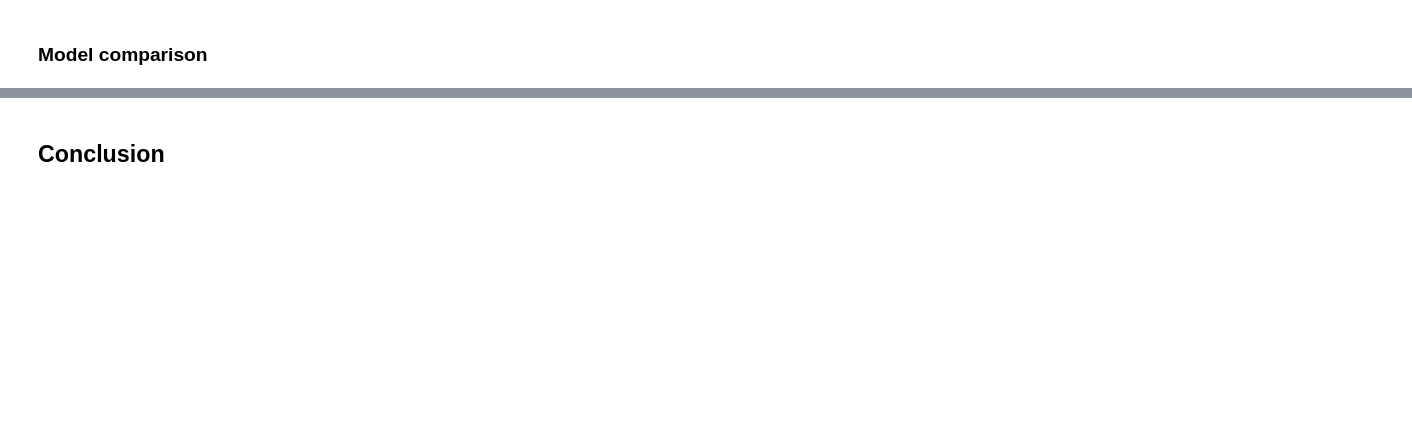
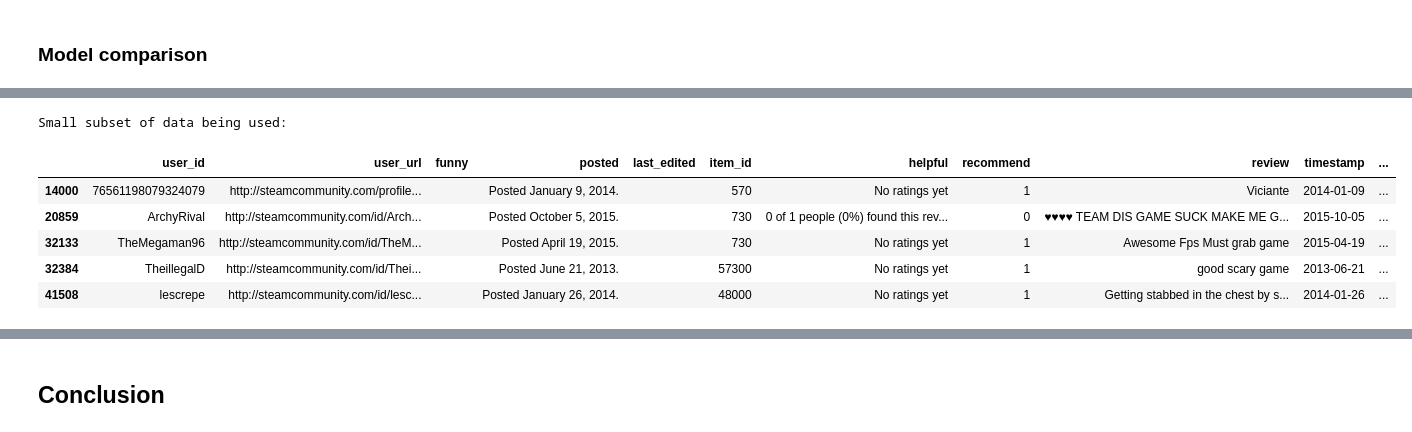
Before and after one commit to laurenthanhvo/steam_predictive, a Jupyter notebook: steam_games_COMPLETE.ipynb, the cells around one changed output, grey strips where cells are left out. Drawn from its saved outputs; the diff is of its cells as text; code cells hidden in the pictures; blank space fills up the shorter version.

```diff
--- a/steam_games_COMPLETE.ipynb
+++ b/steam_games_COMPLETE.ipynb
@@ -435,0 +641,13 @@ plt.show()
+# %%
+interactions_small = interactions.sample(frac = 0.05, random_state = 42)
+
+print('Small subset of data being used:')
+interactions_small.head()
+# %% [output]
+Small subset of data being used:
+|  | user_id | user_url | funny | posted | last_edited | item_id | helpful | recommend | review | timestamp | ... |
+| 14000 | 76561198079324079 | http://steamcommunity.com/profile... |  | Posted January 9, 2014. |  | 570 | No ratings yet | 1 | Viciante | 2014-01-09 | ... |
+| 20859 | ArchyRival | http://steamcommunity.com/id/Arch... |  | Posted October 5, 2015. |  | 730 | 0 of 1 people (0%) found this rev... | 0 | ♥♥♥♥ TEAM DIS GAME SUCK MAKE ME G... | 2015-10-05 | ... |
+| 32133 | TheMegaman96 | http://steamcommunity.com/id/TheM... |  | Posted April 19, 2015. |  | 730 | No ratings yet | 1 | Awesome Fps Must grab game | 2015-04-19 | ... |
+| 32384 | TheillegalD | http://steamcommunity.com/id/Thei... |  | Posted June 21, 2013. |  | 57300 | No ratings yet | 1 | good scary game | 2013-06-21 | ... |
+| 41508 | lescrepe | http://steamcommunity.com/id/lesc... |  | Posted January 26, 2014. |  | 48000 | No ratings yet | 1 | Getting stabbed in the chest by s... | 2014-01-26 | ... |
```
Also changed, not shown: parts of 56 cells of this notebook.
